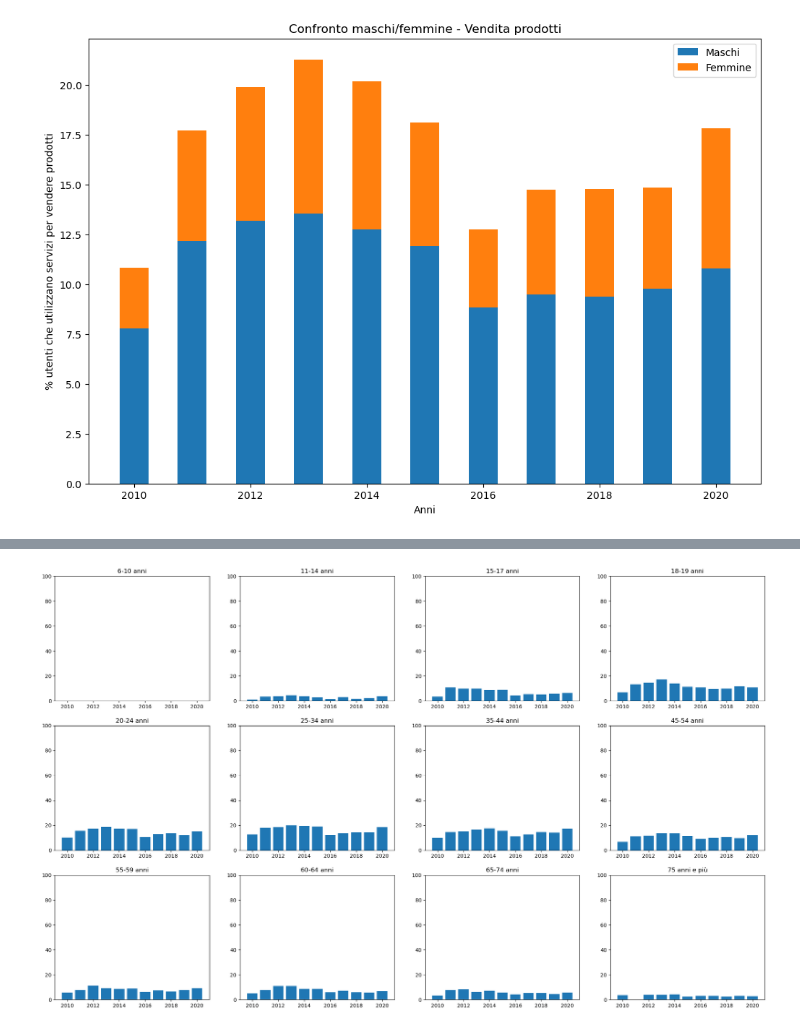
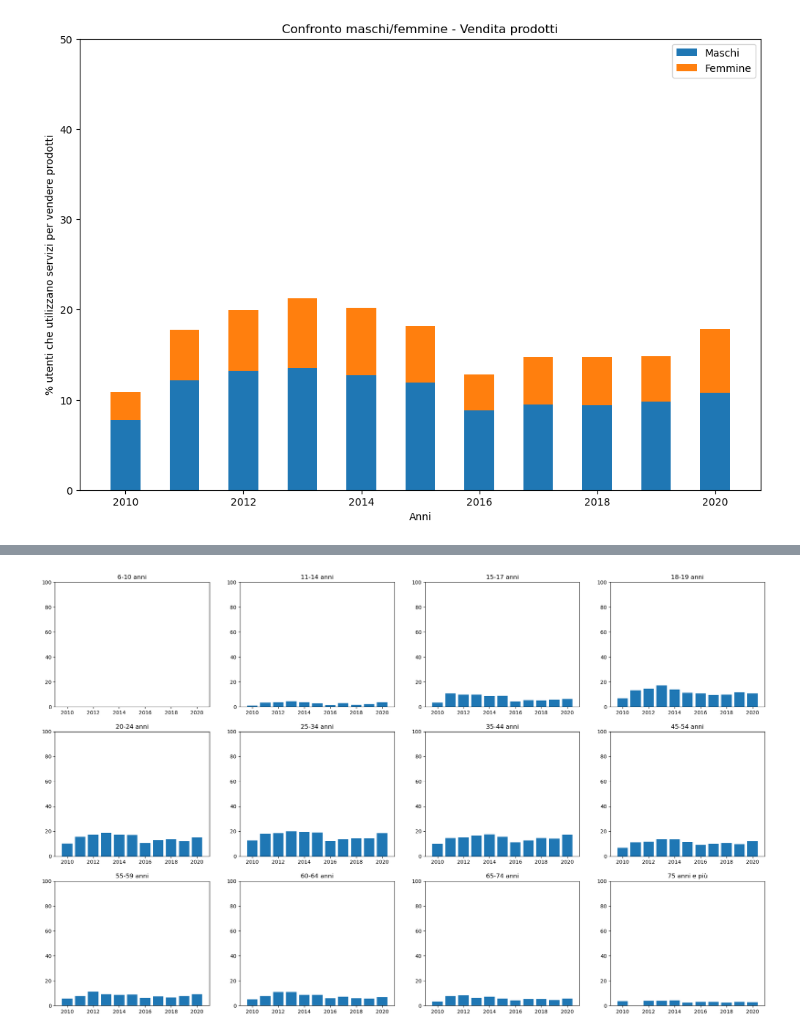
Before and after one commit to mattia01017/EsameSciVis, a Jupyter notebook: Vendere Merci.ipynb, the cells around one changed output, grey strips where cells are left out. Cells and saved outputs as stored; diff of their text form; code cells hidden in the pictures.

```diff
--- a/Vendere Merci.ipynb
+++ b/Vendere Merci.ipynb
@@ -12,24 +12,26 @@ dataSetm = dataSetm[dataSetm['TIME']==2020]
 # %%
 labels = [2010, 2011, 2012, 2013, 2014, 2015, 2016, 2017, 2018, 2019, 2020]
 valoriMaschi = [7.775000000000001, 12.183333333333332, 13.19166666666667, 13.541666666666666, 12.741666666666665, 11.924999999999999, 8.825000000000001, 9.5, 9.375, 9.791666666666666, 10.808333333333335]
 valoriFemmine = [3.0500000000000007, 5.541666666666667, 6.716666666666666, 7.725000000000001, 7.4333333333333345, 6.2, 3.9416666666666664, 5.249999999999999, 5.391666666666667, 5.05, 6.999999999999999]
 width = 0.5      # the width of the bars: can also be len(x) sequence
 
 fig, ax = plt.subplots()
 fig.set_figheight(8)
 fig.set_figwidth(12)
 
 ax.bar(labels, valoriMaschi, width, label='Maschi')
 ax.bar(labels, valoriFemmine, width, bottom=valoriMaschi, label='Femmine')
 
+ax.set_ylim(0, 50)
+
 ax.set_xlabel('Anni')
 ax.set_ylabel('% utenti che utilizzano servizi per vendere prodotti')
 ax.set_title('Confronto maschi/femmine - Vendita prodotti')
 ax.legend()
 
 plt.show()
 # %% [output]
-[figure, old version]
+[figure, new version]
 # %%
 dataSet = pd.read_csv('Attività svolte su internet.csv')
 dataSet = dataSet[dataSet['Classe di età']!='6 anni e più']
```
